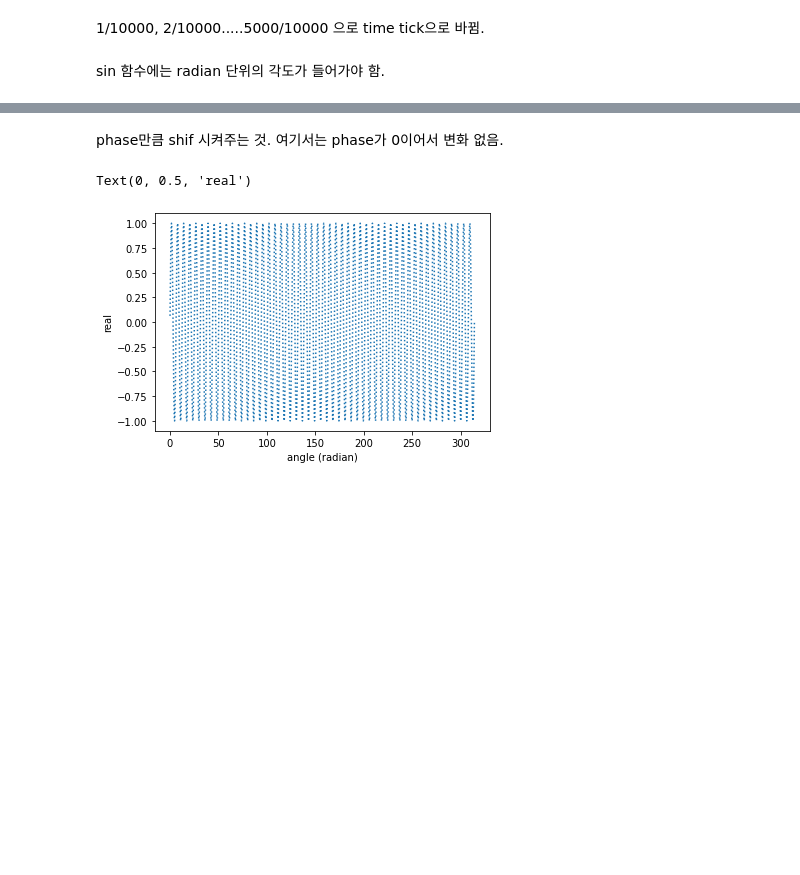
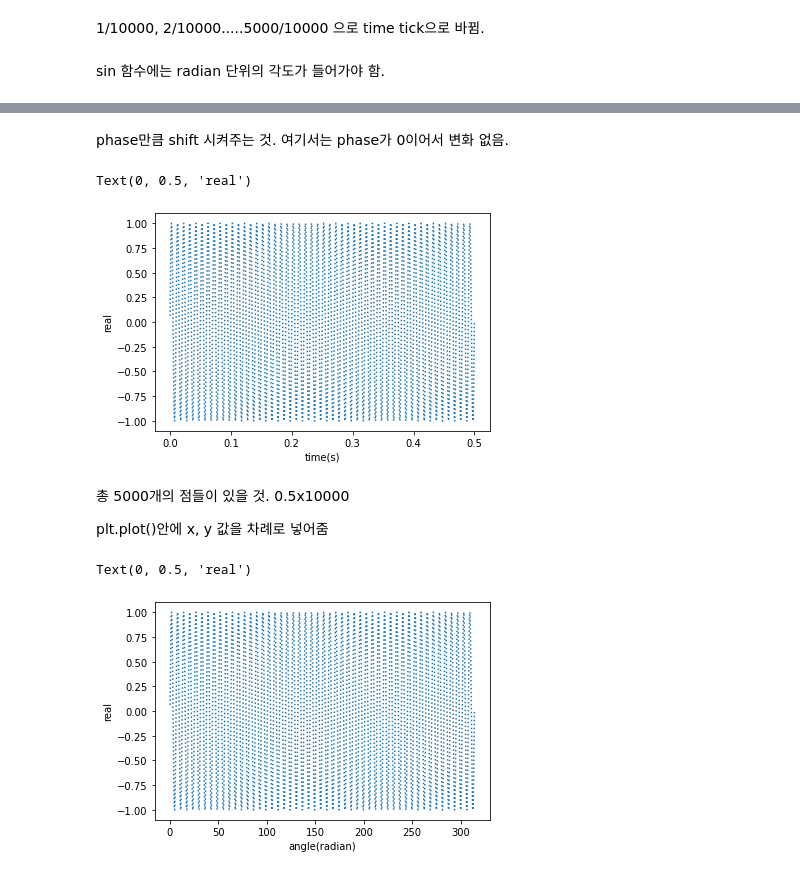
Before and after one commit to YoungsunChoi914/Class2022Spring, a Jupyter notebook: sound_processing.ipynb, the cells around one changed output, grey strips where cells are left out. Saved outputs shown, nothing was run; the diff lists cells and outputs as text; code cells hidden in the pictures; blank space fills up the shorter version.

```diff
--- a/sound_processing.ipynb
+++ b/sound_processing.ipynb
@@ -59,10 +77,22 @@ np.pi가 ㅠ를 뜻함. 위에서 만들었던 time ticks를 그대로 갖고
 # shift angle by phase
 theta = theta0 + phase
 # %% [markdown]
-phase만큼 shif 시켜주는 것. 여기서는 phase가 0이어서 변화 없음.
+phase만큼 shift 시켜주는 것. 여기서는 phase가 0이어서 변화 없음.
 # %%
 # generate signal by sin-phasor
 s = amp * np.sin(theta)
+# %%
+# plot the entire signal
+plt.plot(t, s, ':')
+plt.xlabel('time(s)')
+plt.ylabel('real')
+# %% [output]
+Text(0, 0.5, 'real')
+[figure, added]
+# %% [markdown]
+총 5000개의 점들이 있을 것. 0.5x10000
+
+plt.plot()안에 x, y 값을 차례로 넣어줌
 # %%
 # plot the entire signal
 plt.plot(theta, s, ':')
```
Also changed, not shown: parts of 12 cells of this notebook.
